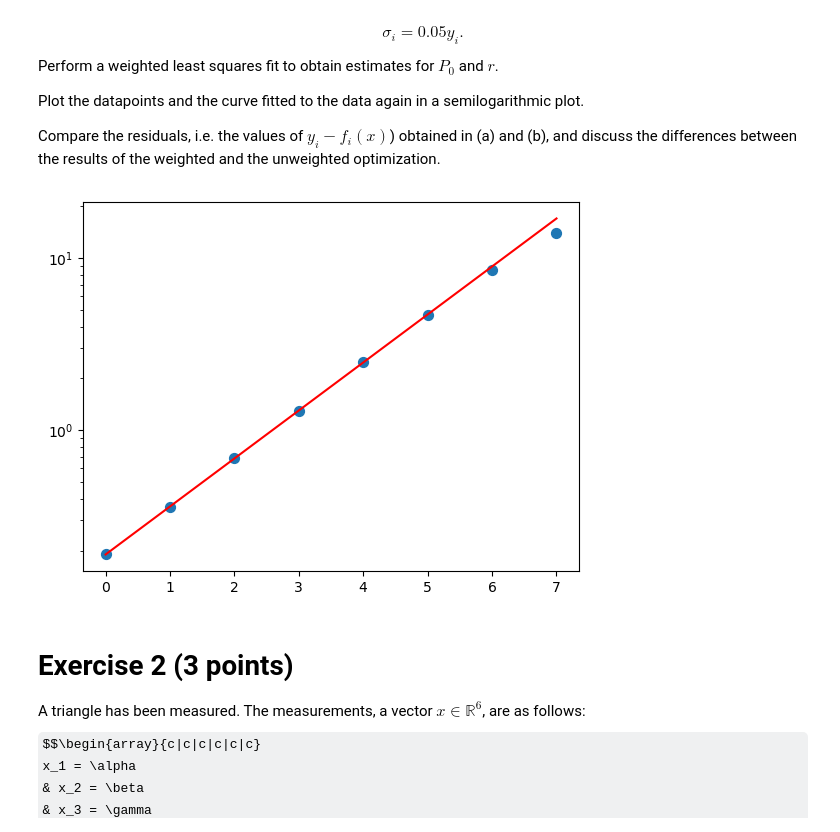
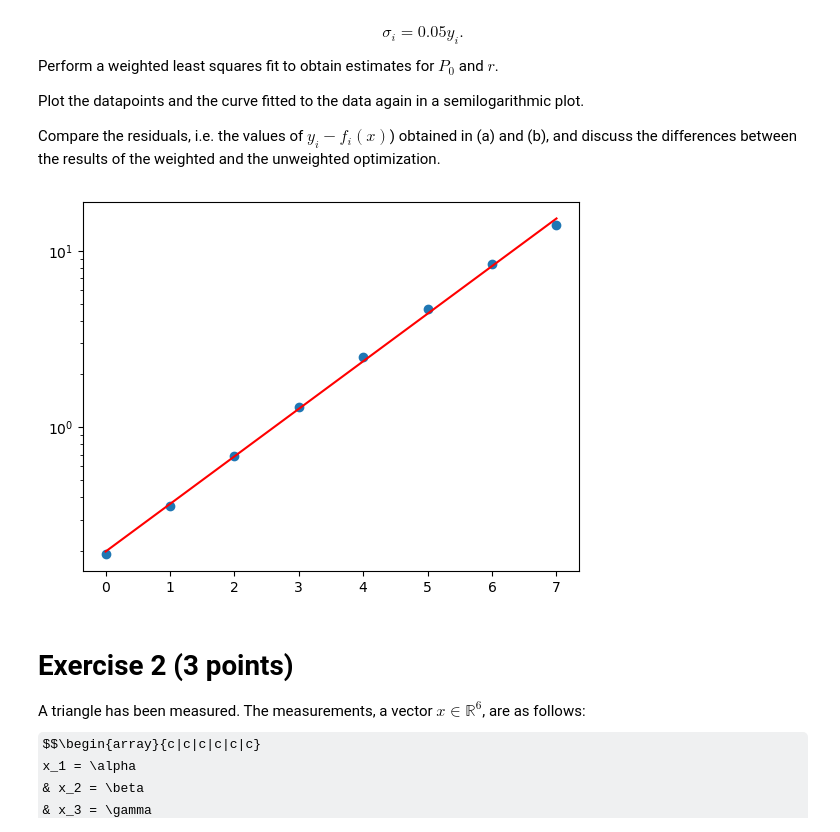
Before and after one commit to jonas4climate/na-assignment1, a Jupyter notebook: hw5_2023.ipynb, the cells around one changed output. Saved outputs shown, nothing was run; the diff lists cells and outputs as text; code cells hidden in the pictures; some formulas as TeX source.

```diff
--- a/hw5_2023.ipynb
+++ b/hw5_2023.ipynb
@@ -97,26 +97,25 @@ Plot the datapoints and the curve fitted to the data again in a semilogarithmic
 Compare the residuals, i.e. the values of $y_i - f_i(x)$) obtained in (a) and (b), and discuss the differences between the results of the weighted and the unweighted optimization.
 # %%
 def weighted(y: np.ndarray[float]) -> np.ndarray[float]:
-    return 1/(0.05*y)
+    return 1/((0.05*y)**2)
 
 def objective(x: np.ndarray[float], t: np.ndarray[float], weighted_data: np.ndarray[float]):
-    residuals = weighted_data - weighted(model(x[0], x[1], t))
-    return 1/2 * np.sum(residuals**2)
+    residuals = data - model(x[0], x[1], t)
+    return 1/2 * np.sum(weighted_data * (residuals**2))
 
 x_guess = np.array([x1_guess, x2_guess])
-
-res = sp.optimize.minimize(objective, x_guess, args=(np.arange(len(data)), weighted(data)))
+res = sp.optimize.minimize(objective, x_guess, args=(t, weighted(data)))
 fit = res.x
 
 x1, x2 = fit
 pred = x1*np.power(x2, t)
 
-plt.scatter(range(len(data)), data, marker='o', label='data', s=50)
+plt.scatter(range(len(data)), data, label='data')
 plt.plot(range(len(data)), pred, label='prediction', color='red')
 plt.yscale('log')
 plt.show()
 # %% [output]
-[figure, old version]
+[figure, new version]
 # %% [markdown]
 # Exercise 2 (3 points)
 A triangle has been measured. The measurements, a vector $x \in \mathbb{R}^6$, are as follows:
```
